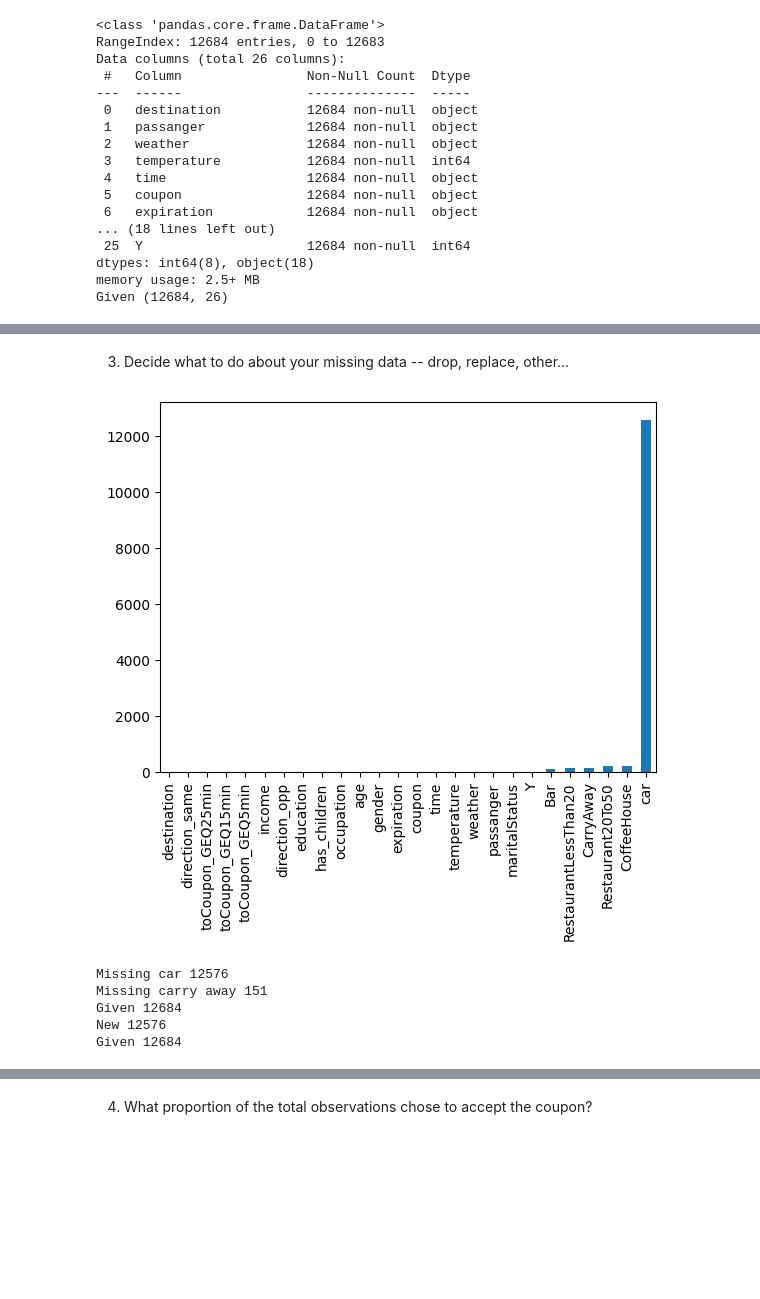
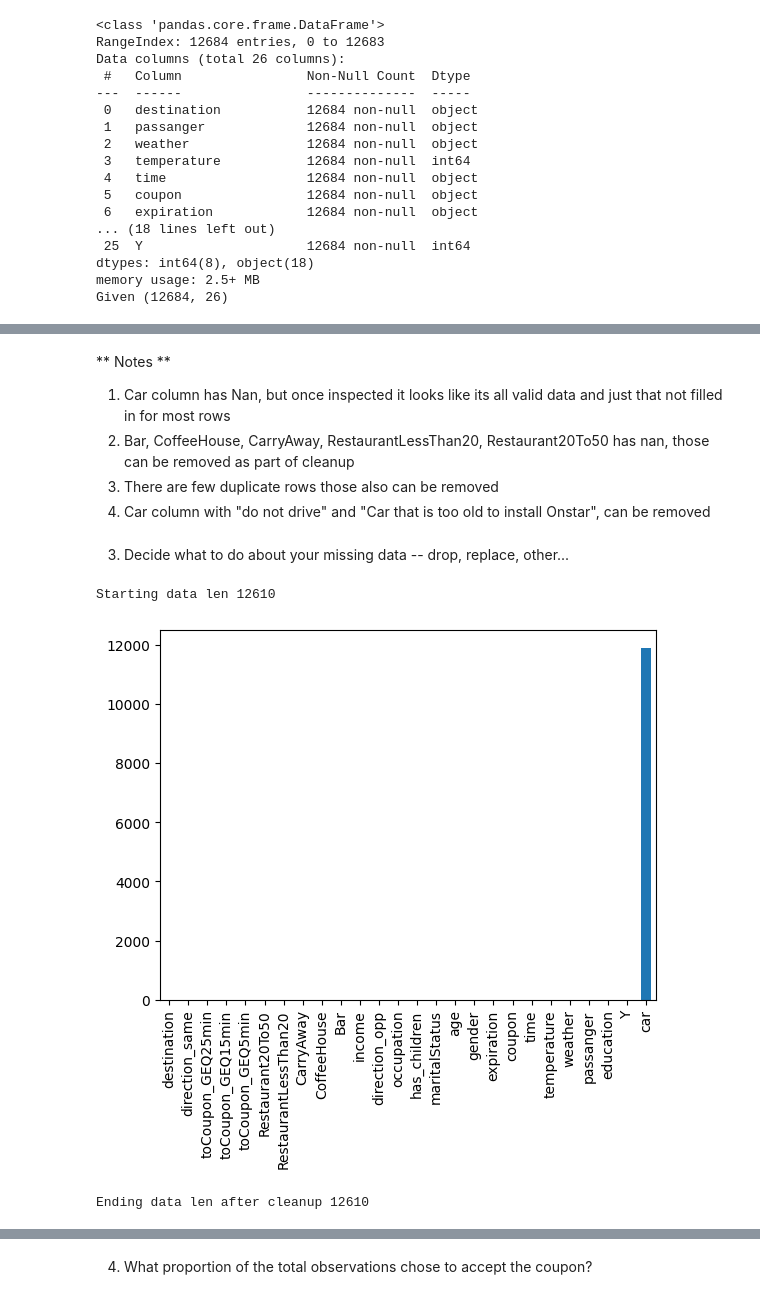
Before and after one commit to iswarcb/test, a Jupyter notebook: assignment_5.ipynb, the cells around one changed output, grey strips where cells are left out. Drawn from its saved outputs; the diff is of its cells as text; code cells hidden in the pictures; blank space fills up the shorter version.

```diff
--- a/assignment_5.ipynb
+++ b/assignment_5.ipynb
@@ -109,30 +148,26 @@ Given (12684, 26)
+# %% [markdown]
+
+** Notes **
+1. Car column has Nan, but once inspected it looks like its all valid data and just that not filled in for most rows
+2. Bar, CoffeeHouse, CarryAway, RestaurantLessThan20, Restaurant20To50 has nan, those can be removed as part of cleanup
+3. There are few duplicate rows those also can be removed
+4. Car column with "do not drive" and "Car that is too old to install Onstar", can be removed
 # %% [markdown]
 3. Decide what to do about your missing data -- drop, replace, other...
-# %%
-data.isnull().sum().sort_values().plot(kind = 'bar')
-plt.savefig('data/missing_info.png')
-plt.show()
-
-#The data suggests 10 rows have missing car or missing carry away.
-missing_car = data.loc[data['car'].isnull()]
-print("Missing car " + str(missing_car.shape[0]))
-
-missing_caway = data.loc[data['CarryAway'].isnull()]
-print("Missing carry away " + str(missing_caway.shape[0]))
-
-#missing car column has "do not drive", if someone doent
-#this need to be removed from driver list
-dn_data = data[data['car'].isna()]
-print("Given "+ str(data.shape[0]))
-#cdata = data.dropna(subset=['car'])
-#cdata = data.dropna(subset=['CarryAway'])
-
-print("New "+ str(dn_data.shape[0]))
-print("Given "+ str(data.shape[0]))
-# %% [output]
-[figure, removed]
-Missing car 12576
-Missing carry away 151
-Given 12684
-New 12576
-Given 12684
+# %%
+print("Starting data len " + str(len(data)))
+data = data.drop_duplicates()
+
+dn_data = data.dropna(subset=['Bar', 'CoffeeHouse', 'CarryAway', 'RestaurantLessThan20', 'Restaurant20To50'])
+dn_data = dn_data[dn_data['car'] != 'do not drive']
+dn_data = dn_data[dn_data['car'] != 'Car that is too old to install Onstar :D']
+
+print( "Ending data len after cleanup " + str(len(data)))
+# These creates a bar plot of missing data
+dn_data.isnull().sum().sort_values().plot(kind = 'bar')
+plt.savefig('data/missing_info.png')
+plt.show()
+# %% [output]
+Starting data len 12610
+[figure, added]
+Ending data len after cleanup 12610
```
Also changed, not shown: parts of 9 cells of this notebook, 1 other file.
